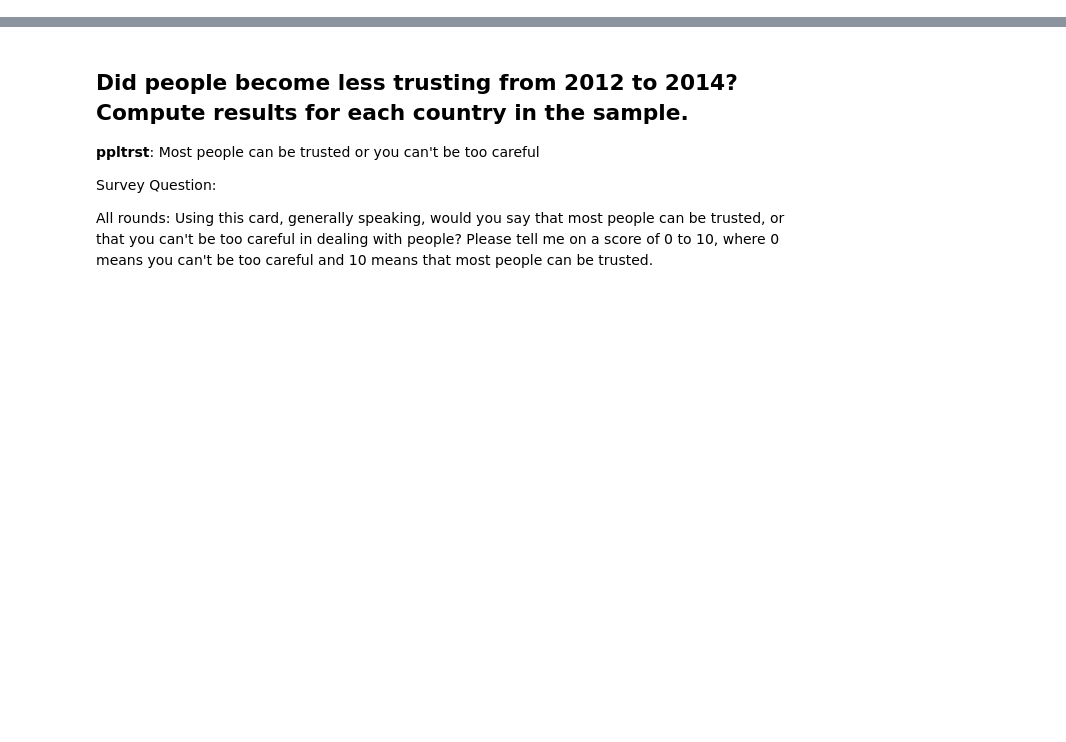
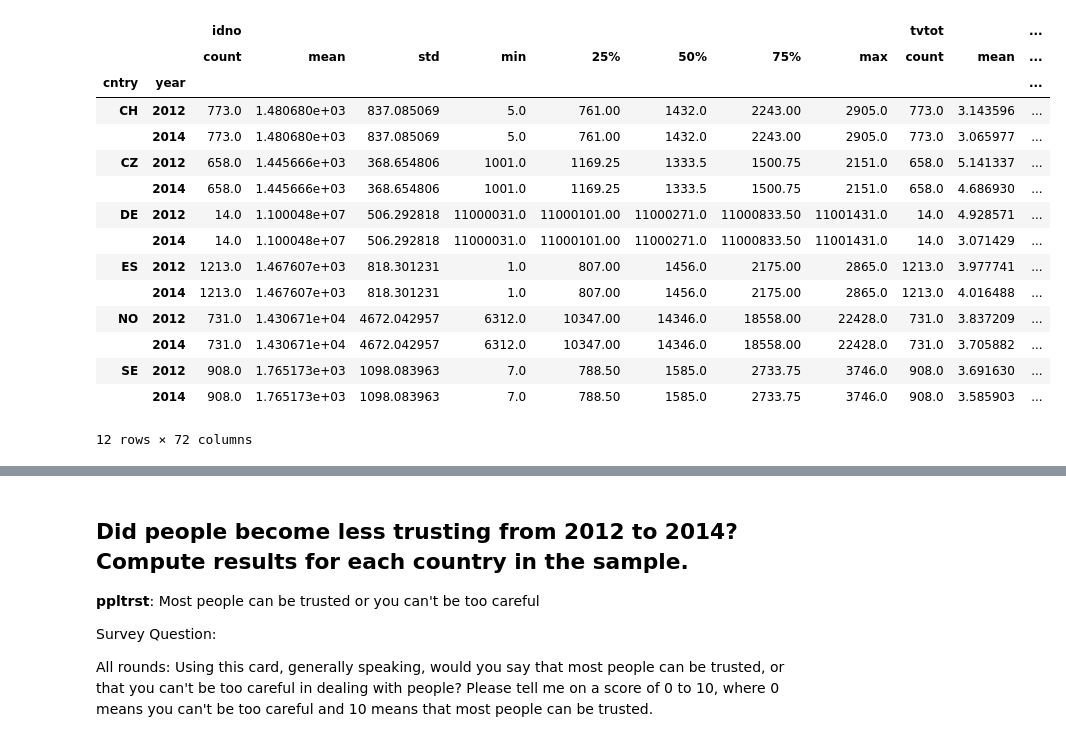
Before and after one commit to zdwhite/Thinkful-Unit-5, a Jupyter notebook: Challenge_What_test_to_use.ipynb, the cells around one changed output, grey strips where cells are left out. Drawn from its saved outputs; the diff is of its cells as text; code cells hidden in the pictures; blank space fills up the shorter version.

```diff
--- a/Challenge_What_test_to_use.ipynb
+++ b/Challenge_What_test_to_use.ipynb
@@ -71,0 +89,19 @@ dtype: int64
+# %%
+df.groupby(['cntry','year']).describe()
+# %% [output]
+|  |  | idno |  |  |  |  |  |  |  | tvtot |  | ... |
+|  |  | count | mean | std | min | 25% | 50% | 75% | max | count | mean | ... |
+| cntry | year |  |  |  |  |  |  |  |  |  |  | ... |
+| CH | 2012 | 773.0 | 1.480680e+03 | 837.085069 | 5.0 | 761.00 | 1432.0 | 2243.00 | 2905.0 | 773.0 | 3.143596 | ... |
+|  | 2014 | 773.0 | 1.480680e+03 | 837.085069 | 5.0 | 761.00 | 1432.0 | 2243.00 | 2905.0 | 773.0 | 3.065977 | ... |
+| CZ | 2012 | 658.0 | 1.445666e+03 | 368.654806 | 1001.0 | 1169.25 | 1333.5 | 1500.75 | 2151.0 | 658.0 | 5.141337 | ... |
+|  | 2014 | 658.0 | 1.445666e+03 | 368.654806 | 1001.0 | 1169.25 | 1333.5 | 1500.75 | 2151.0 | 658.0 | 4.686930 | ... |
+| DE | 2012 | 14.0 | 1.100048e+07 | 506.292818 | 11000031.0 | 11000101.00 | 11000271.0 | 11000833.50 | 11001431.0 | 14.0 | 4.928571 | ... |
+|  | 2014 | 14.0 | 1.100048e+07 | 506.292818 | 11000031.0 | 11000101.00 | 11000271.0 | 11000833.50 | 11001431.0 | 14.0 | 3.071429 | ... |
+| ES | 2012 | 1213.0 | 1.467607e+03 | 818.301231 | 1.0 | 807.00 | 1456.0 | 2175.00 | 2865.0 | 1213.0 | 3.977741 | ... |
+|  | 2014 | 1213.0 | 1.467607e+03 | 818.301231 | 1.0 | 807.00 | 1456.0 | 2175.00 | 2865.0 | 1213.0 | 4.016488 | ... |
+| NO | 2012 | 731.0 | 1.430671e+04 | 4672.042957 | 6312.0 | 10347.00 | 14346.0 | 18558.00 | 22428.0 | 731.0 | 3.837209 | ... |
+|  | 2014 | 731.0 | 1.430671e+04 | 4672.042957 | 6312.0 | 10347.00 | 14346.0 | 18558.00 | 22428.0 | 731.0 | 3.705882 | ... |
+| SE | 2012 | 908.0 | 1.765173e+03 | 1098.083963 | 7.0 | 788.50 | 1585.0 | 2733.75 | 3746.0 | 908.0 | 3.691630 | ... |
+|  | 2014 | 908.0 | 1.765173e+03 | 1098.083963 | 7.0 | 788.50 | 1585.0 | 2733.75 | 3746.0 | 908.0 | 3.585903 | ... |
+12 rows × 72 columns
```
Also changed, not shown: parts of 16 cells of this notebook.
